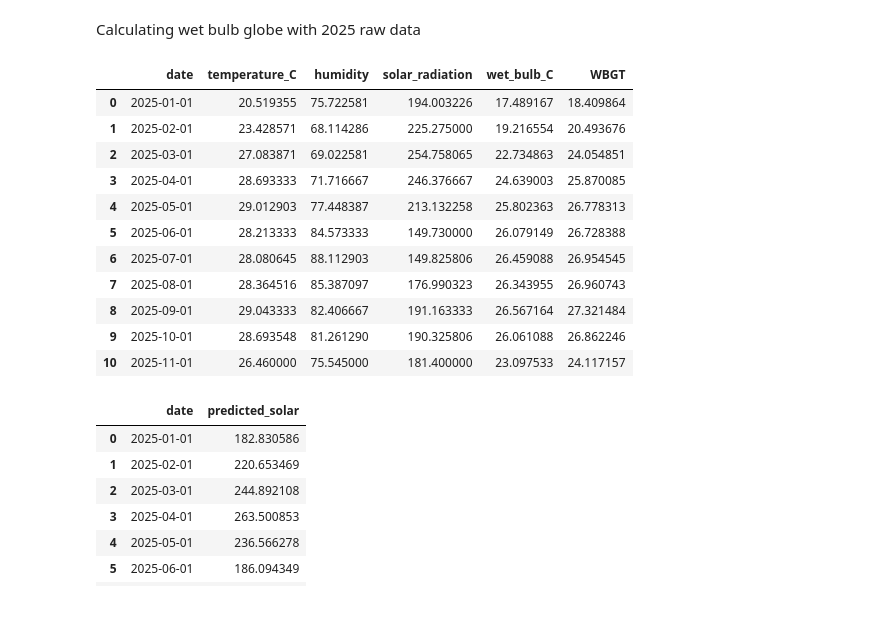
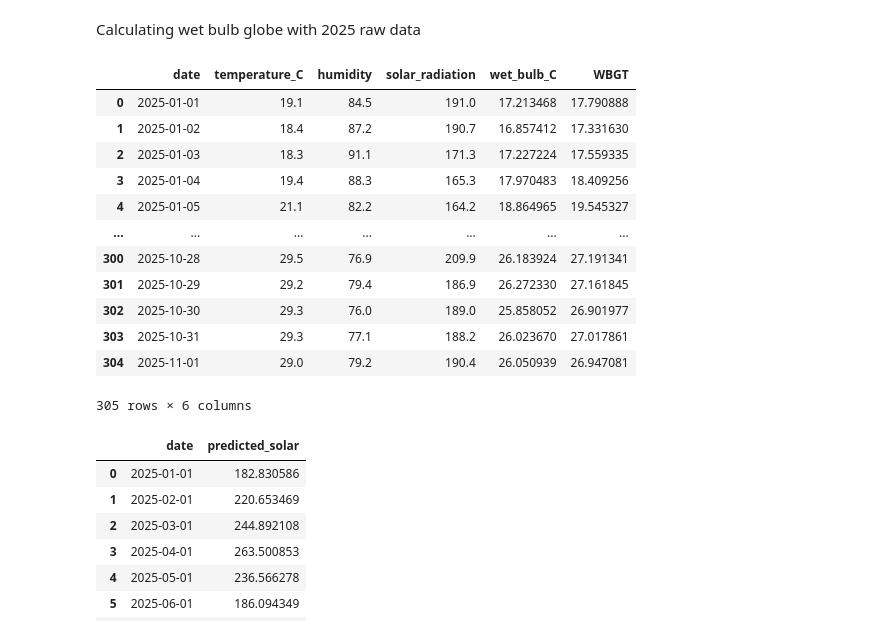
Before and after one commit to not-your-pancake/TCC_Journal, a Jupyter notebook: HI_WB_HS_HM_WBG/rangamati.ipynb, the cells around one changed output. Cells and saved outputs as stored; diff of their text form; code cells hidden in the pictures.

```diff
--- a/HI_WB_HS_HM_WBG/rangamati.ipynb
+++ b/HI_WB_HS_HM_WBG/rangamati.ipynb
@@ -2924,7 +2926,7 @@ df_2025['date'] = pd.to_datetime(df_2025[['year', 'month', 'day']])
 
 df_2025 = df_2025.set_index('date')
 
-df_monthly_2025 = df_2025.resample('MS')[[
+df_monthly_2025 = df_2025.resample('D')[[ ###############
     'temperature(degree C)',
     'humidity',
     'solar_radiation'
@@ -2934,7 +2936,7 @@ df_monthly_2025 = df_2025.resample('MS')[[
 full_range = pd.date_range(
     start='2025-01-01',
     end='2025-11-01',
-    freq='MS'
+    freq='D'
 )
 
 df_monthly_2025 = df_monthly_2025.reindex(full_range)
@@ -2961,44 +2963,45 @@ def calculate_wet_bulb(T, RH):
         - 4.686035
     )
 
     return Tw
 
 df_monthly_2025['wet_bulb_C'] = calculate_wet_bulb(
     df_monthly_2025['temperature_C'],
     df_monthly_2025['humidity']
 )
 
 
 df_monthly_2025['WBGT'] = (
     0.7 * df_monthly_2025['wet_bulb_C']
     + 0.2 * (df_monthly_2025['temperature_C'] + 0.0003 * df_monthly_2025['solar_radiation'])
     + 0.1 * df_monthly_2025['temperature_C']
 )
 
 
 df_WBG_2025 = df_monthly_2025[[
     'date',
     'temperature_C',
     'humidity',
     'solar_radiation',
     'wet_bulb_C',
     'WBGT'
 ]]
 
 df_WBG_2025
 # %% [output]
 |  | date | temperature_C | humidity | solar_radiation | wet_bulb_C | WBGT |
-| 0 | 2025-01-01 | 20.519355 | 75.722581 | 194.003226 | 17.489167 | 18.409864 |
-| 1 | 2025-02-01 | 23.428571 | 68.114286 | 225.275000 | 19.216554 | 20.493676 |
-| 2 | 2025-03-01 | 27.083871 | 69.022581 | 254.758065 | 22.734863 | 24.054851 |
-| 3 | 2025-04-01 | 28.693333 | 71.716667 | 246.376667 | 24.639003 | 25.870085 |
-| 4 | 2025-05-01 | 29.012903 | 77.448387 | 213.132258 | 25.802363 | 26.778313 |
-| 5 | 2025-06-01 | 28.213333 | 84.573333 | 149.730000 | 26.079149 | 26.728388 |
-| 6 | 2025-07-01 | 28.080645 | 88.112903 | 149.825806 | 26.459088 | 26.954545 |
-| 7 | 2025-08-01 | 28.364516 | 85.387097 | 176.990323 | 26.343955 | 26.960743 |
-| 8 | 2025-09-01 | 29.043333 | 82.406667 | 191.163333 | 26.567164 | 27.321484 |
-| 9 | 2025-10-01 | 28.693548 | 81.261290 | 190.325806 | 26.061088 | 26.862246 |
-| 10 | 2025-11-01 | 26.460000 | 75.545000 | 181.400000 | 23.097533 | 24.117157 |
+| 0 | 2025-01-01 | 19.1 | 84.5 | 191.0 | 17.213468 | 17.790888 |
+| 1 | 2025-01-02 | 18.4 | 87.2 | 190.7 | 16.857412 | 17.331630 |
+| 2 | 2025-01-03 | 18.3 | 91.1 | 171.3 | 17.227224 | 17.559335 |
+| 3 | 2025-01-04 | 19.4 | 88.3 | 165.3 | 17.970483 | 18.409256 |
+| 4 | 2025-01-05 | 21.1 | 82.2 | 164.2 | 18.864965 | 19.545327 |
+| ... | ... | ... | ... | ... | ... | ... |
+| 300 | 2025-10-28 | 29.5 | 76.9 | 209.9 | 26.183924 | 27.191341 |
+| 301 | 2025-10-29 | 29.2 | 79.4 | 186.9 | 26.272330 | 27.161845 |
+| 302 | 2025-10-30 | 29.3 | 76.0 | 189.0 | 25.858052 | 26.901977 |
+| 303 | 2025-10-31 | 29.3 | 77.1 | 188.2 | 26.023670 | 27.017861 |
+| 304 | 2025-11-01 | 29.0 | 79.2 | 190.4 | 26.050939 | 26.947081 |
+305 rows × 6 columns
 # %%
 import pandas as pd
 
```
Also changed, not shown: parts of 28 cells of this notebook, 4 other files.
